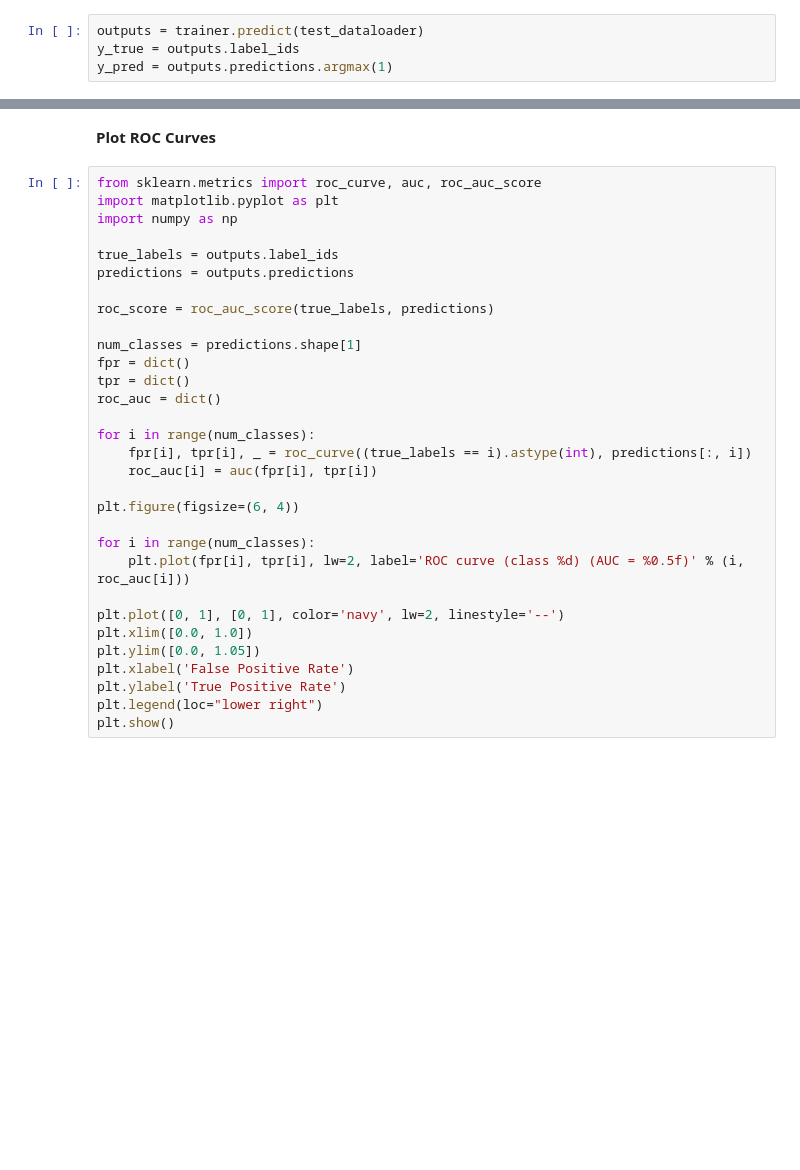
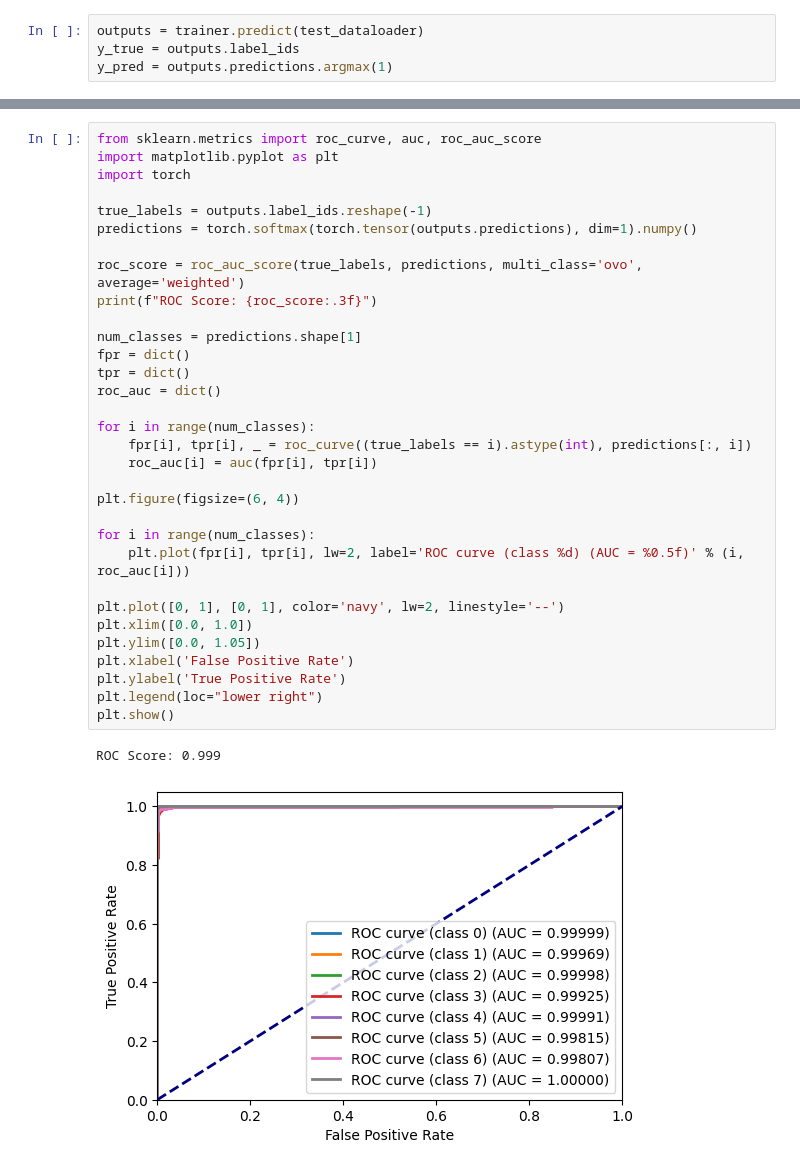
Before and after one commit to AnthonyP57/PathMNIST-exploration-and-classification, a Jupyter notebook: ViT_training.ipynb, the cells around one changed output, grey strips where cells are left out. Drawn from its saved outputs; the diff is of its cells as text; blank space fills up the shorter version.

```diff
--- a/ViT_training.ipynb
+++ b/ViT_training.ipynb
@@ -116,33 +162,35 @@ plt.show()
-# %% [markdown]
-**Plot ROC Curves**
 # %%
 from sklearn.metrics import roc_curve, auc, roc_auc_score
 import matplotlib.pyplot as plt
-import numpy as np
+import torch
 
-true_labels = outputs.label_ids
-predictions = outputs.predictions
+true_labels = outputs.label_ids.reshape(-1)
+predictions = torch.softmax(torch.tensor(outputs.predictions), dim=1).numpy()
 
-roc_score = roc_auc_score(true_labels, predictions)
+roc_score = roc_auc_score(true_labels, predictions, multi_class='ovo', average='weighted')
+print(f"ROC Score: {roc_score:.3f}")
 
 num_classes = predictions.shape[1]
 fpr = dict()
 tpr = dict()
 roc_auc = dict()
 
 for i in range(num_classes):
     fpr[i], tpr[i], _ = roc_curve((true_labels == i).astype(int), predictions[:, i])
     roc_auc[i] = auc(fpr[i], tpr[i])
 
 plt.figure(figsize=(6, 4))
 
 for i in range(num_classes):
     plt.plot(fpr[i], tpr[i], lw=2, label='ROC curve (class %d) (AUC = %0.5f)' % (i, roc_auc[i]))
 
 plt.plot([0, 1], [0, 1], color='navy', lw=2, linestyle='--')
 plt.xlim([0.0, 1.0])
 plt.ylim([0.0, 1.05])
 plt.xlabel('False Positive Rate')
 plt.ylabel('True Positive Rate')
 plt.legend(loc="lower right")
 plt.show()
+# %% [output]
+ROC Score: 0.999
+[figure, added]
```
Also changed, not shown: parts of 13 cells of this notebook.
